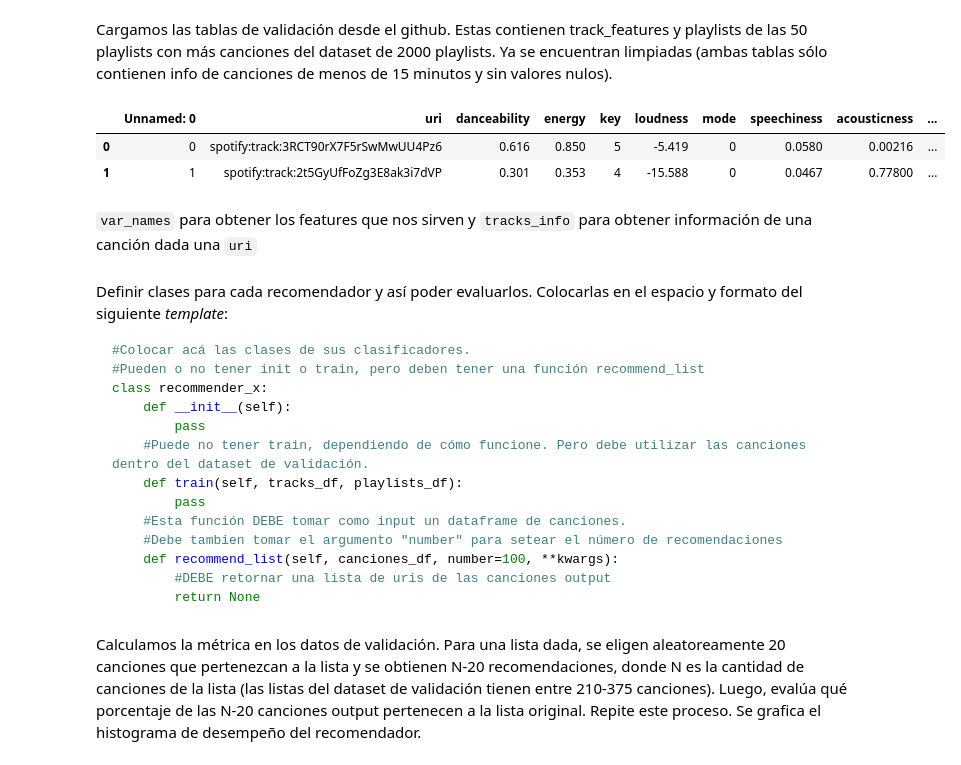
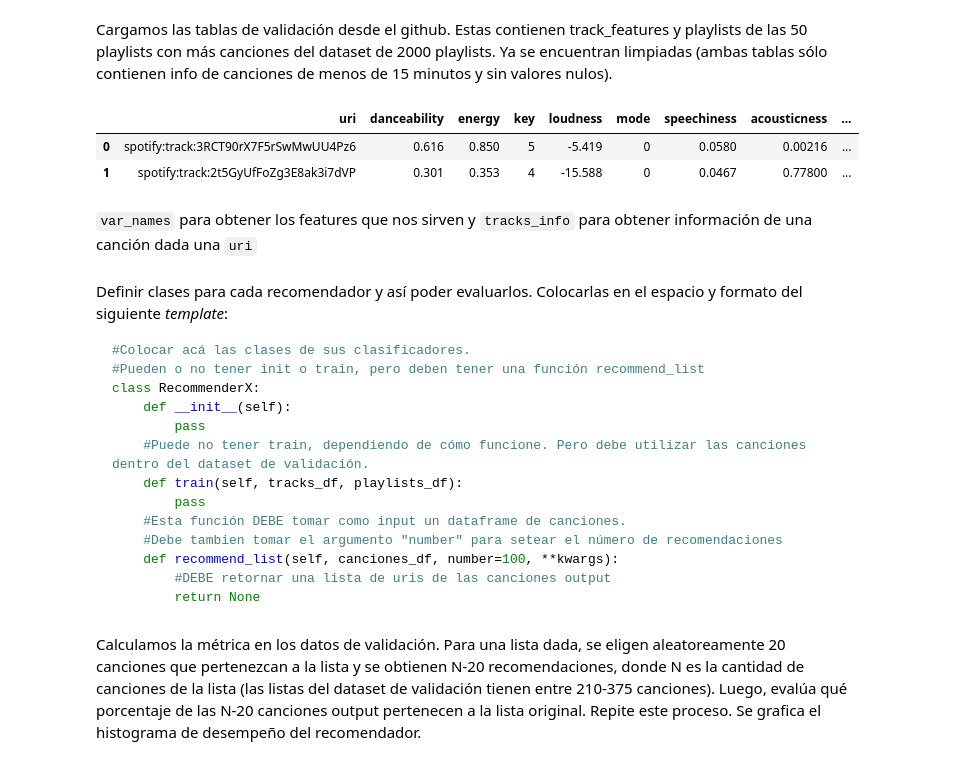
Before and after one commit to alcazar90/CC5205-3-proyecto, a Jupyter notebook: sandbox/pipeline_validacion.ipynb, the cells around one changed output. Drawn from its saved outputs; the diff is of its cells as text; code cells hidden in the pictures.

````diff
--- a/sandbox/pipeline_validacion.ipynb
+++ b/sandbox/pipeline_validacion.ipynb
@@ -5,17 +28,19 @@ Cargamos las tablas de validación desde el github. Estas contienen track_featur
 # %%
-import pandas as pd
-import numpy as np
-
 playlists_val = pd.read_csv('https://github.com/alcazar90/CC5205-3-proyecto/raw/main/data/validacion/50_playlists_validation.csv')
 tracks_val = pd.read_csv('https://github.com/alcazar90/CC5205-3-proyecto/raw/main/data/validacion/50_tracks_validation.csv')
 artist_info = pd.read_csv('https://github.com/alcazar90/CC5205-3-proyecto/raw/main/data/artist/2000_artist_sample.csv.gz')
+
+# Se genera set de pids (playlist id) únicos
+pids = list(set(playlists_val["pid"]))
+
 cols=tracks_val.columns
 tracks_val.columns=[col[15:] if col[:15]=="audio_features." else col for col in cols]
+tracks_val = tracks_val.drop(columns=["Unnamed: 0"])
 tracks_val.head(n=2)
 # %% [output]
-|  | Unnamed: 0 | uri | danceability | energy | key | loudness | mode | speechiness | acousticness | ... |
-| 0 | 0 | spotify:track:3RCT90rX7F5rSwMwUU4Pz6 | 0.616 | 0.850 | 5 | -5.419 | 0 | 0.0580 | 0.00216 | ... |
-| 1 | 1 | spotify:track:2t5GyUfFoZg3E8ak3i7dVP | 0.301 | 0.353 | 4 | -15.588 | 0 | 0.0467 | 0.77800 | ... |
+|  | uri | danceability | energy | key | loudness | mode | speechiness | acousticness | ... |
+| 0 | spotify:track:3RCT90rX7F5rSwMwUU4Pz6 | 0.616 | 0.850 | 5 | -5.419 | 0 | 0.0580 | 0.00216 | ... |
+| 1 | spotify:track:2t5GyUfFoZg3E8ak3i7dVP | 0.301 | 0.353 | 4 | -15.588 | 0 | 0.0467 | 0.77800 | ... |
 # %% [markdown]
 `var_names` para obtener los features que nos sirven y `tracks_info` para obtener información de una canción dada una `uri`
 # %%
@@ -28,7 +53,7 @@ _template_:
 ```python
 #Colocar acá las clases de sus clasificadores.
 #Pueden o no tener init o train, pero deben tener una función recommend_list
-class recommender_x:
+class RecommenderX:
     def __init__(self):
         pass
     #Puede no tener train, dependiendo de cómo funcione. Pero debe utilizar las canciones dentro del dataset de validación.
````
Also changed, not shown: parts of 14 cells of this notebook.
